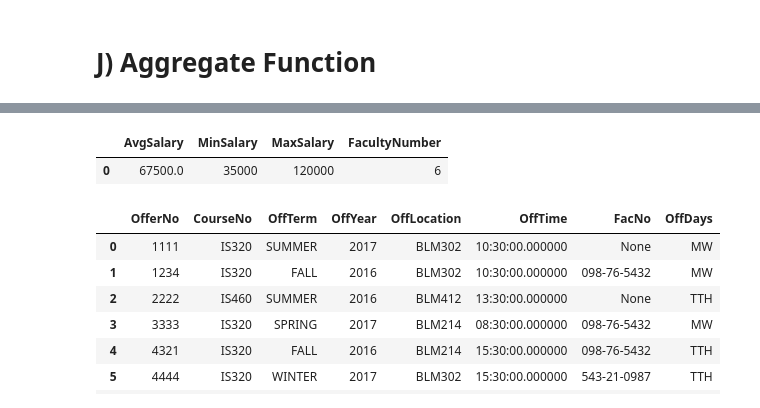
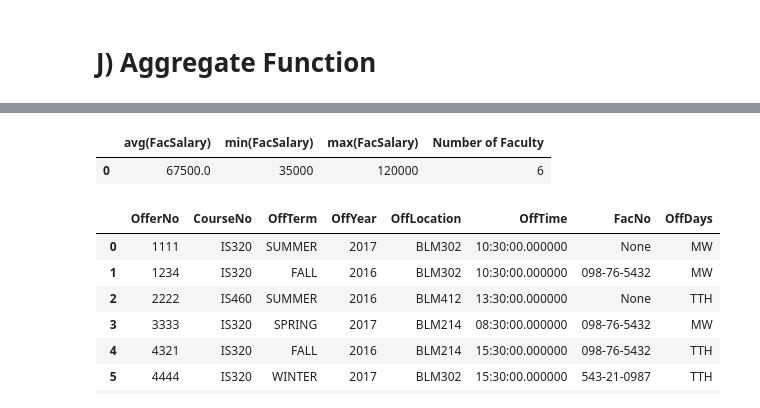
Before and after one commit to ogut77/MIS, a Jupyter notebook: QueryBlank.ipynb, the cells around one changed output, grey strips where cells are left out. Drawn from its saved outputs; the diff is of its cells as text; code cells hidden in the pictures.

```diff
--- a/QueryBlank.ipynb
+++ b/QueryBlank.ipynb
@@ -479,15 +529,17 @@ Q22
 # %%
 #Query 23. What is the average,
 # minimum, maximum salary of Faculty ?
 # How many faculty are there?
 txt='''
-
+Select avg(FacSalary), min(FacSalary),
+max(FacSalary), count(*) AS 'Number of Faculty'
+From Faculty
 
 '''
 Q23 =  psql.sqldf(txt)
 Q23
 # %% [output]
-|  | AvgSalary | MinSalary | MaxSalary | FacultyNumber |
+|  | avg(FacSalary) | min(FacSalary) | max(FacSalary) | Number of Faculty |
 | 0 | 67500.0 | 35000 | 120000 | 6 |
 # %%
 #Q24a-List all rows and columns of Offering Table
```
Also changed, not shown: parts of 41 cells of this notebook.
